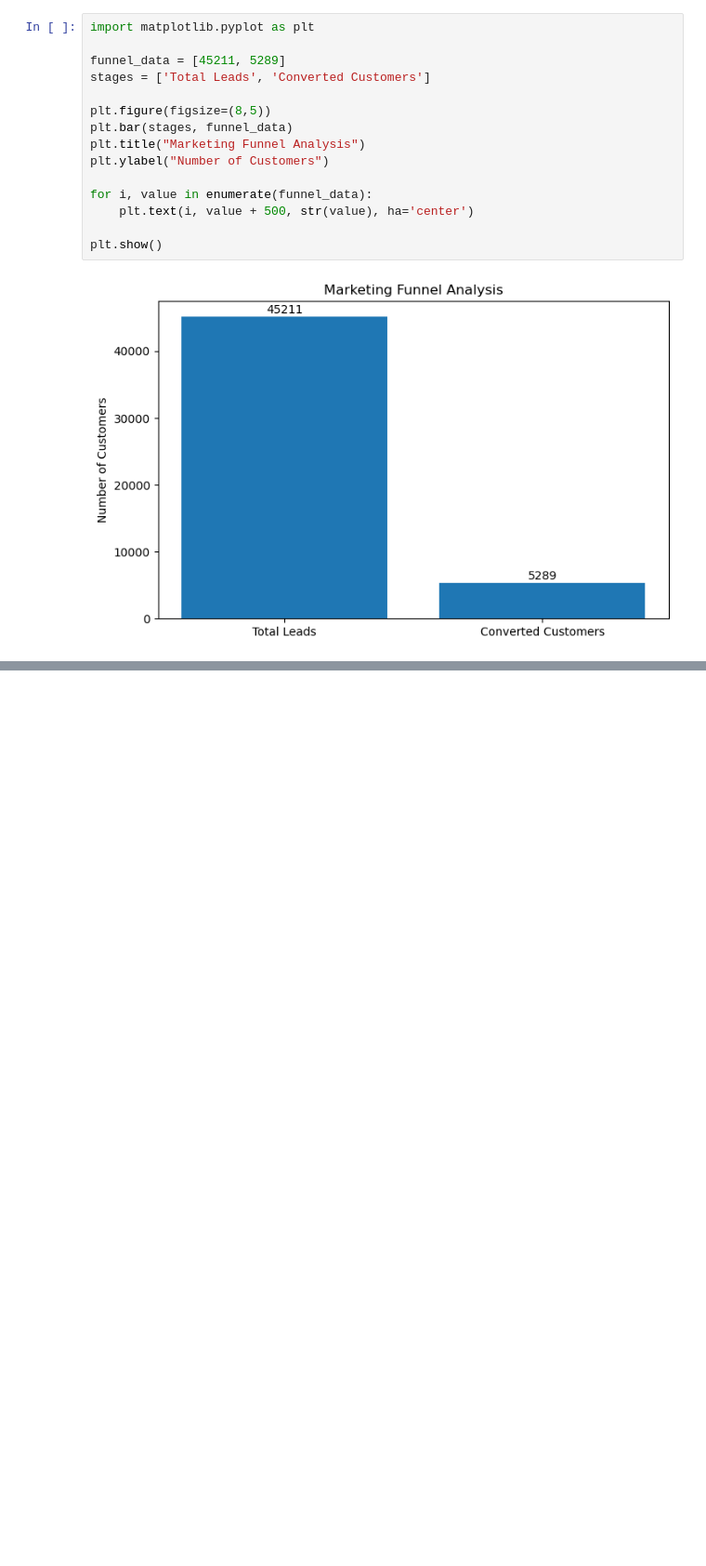
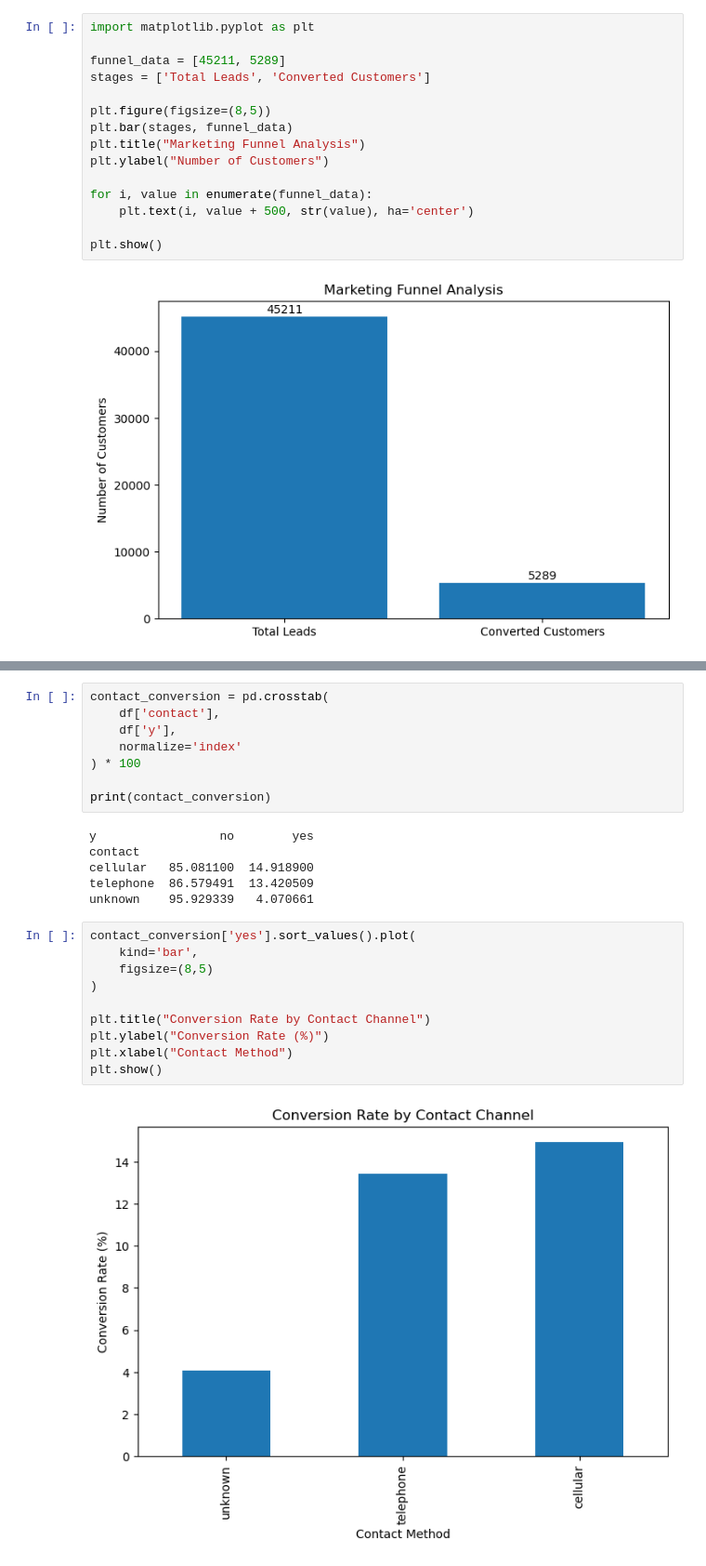
Before and after one commit to ramakrishnareddy2112/Marketing-Funnel-Conversion-Analysis, a Jupyter notebook: notebook/marketing_funnel_analysis.ipynb, the cells around one changed output, grey strips where cells are left out. Shown at 93% size. Saved outputs shown, nothing was run; the diff lists cells and outputs as text; blank space fills up the shorter version.

```diff
--- a/notebook/marketing_funnel_analysis.ipynb
+++ b/notebook/marketing_funnel_analysis.ipynb
@@ -93,0 +104,26 @@ plt.show()
+# %%
+contact_conversion = pd.crosstab(
+    df['contact'],
+    df['y'],
+    normalize='index'
+) * 100
+
+print(contact_conversion)
+# %% [output]
+y                 no        yes
+contact
+cellular   85.081100  14.918900
+telephone  86.579491  13.420509
+unknown    95.929339   4.070661
+# %%
+contact_conversion['yes'].sort_values().plot(
+    kind='bar',
+    figsize=(8,5)
+)
+
+plt.title("Conversion Rate by Contact Channel")
+plt.ylabel("Conversion Rate (%)")
+plt.xlabel("Contact Method")
+plt.show()
+# %% [output]
+[figure, added]
```
Also changed, not shown: parts of 10 cells of this notebook, 2 other files.
